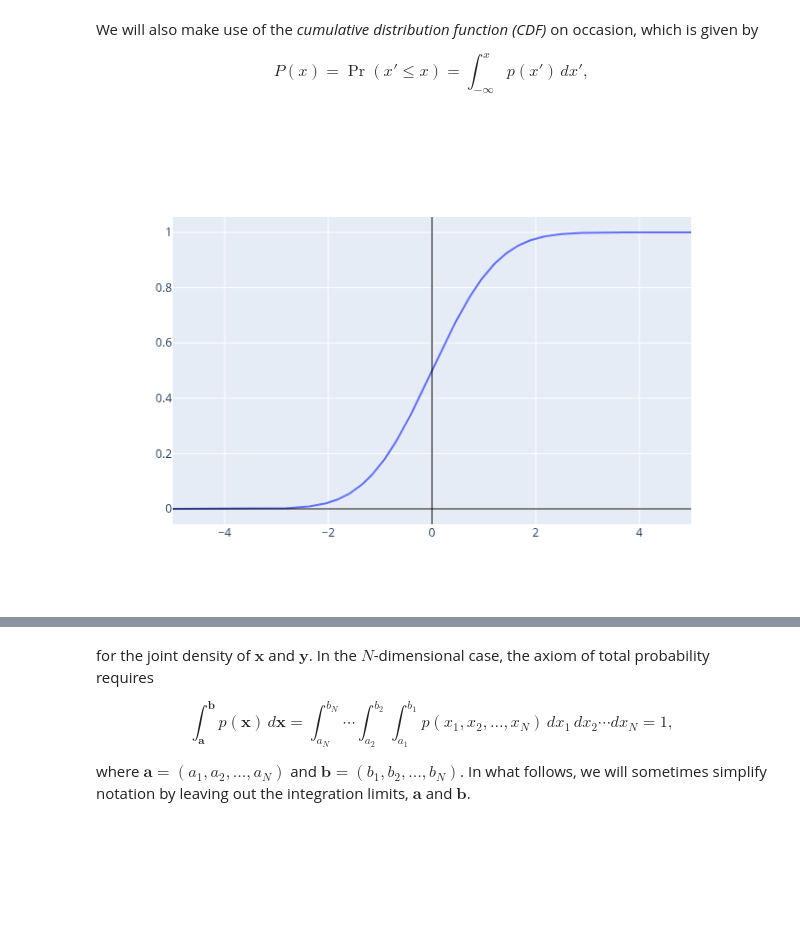
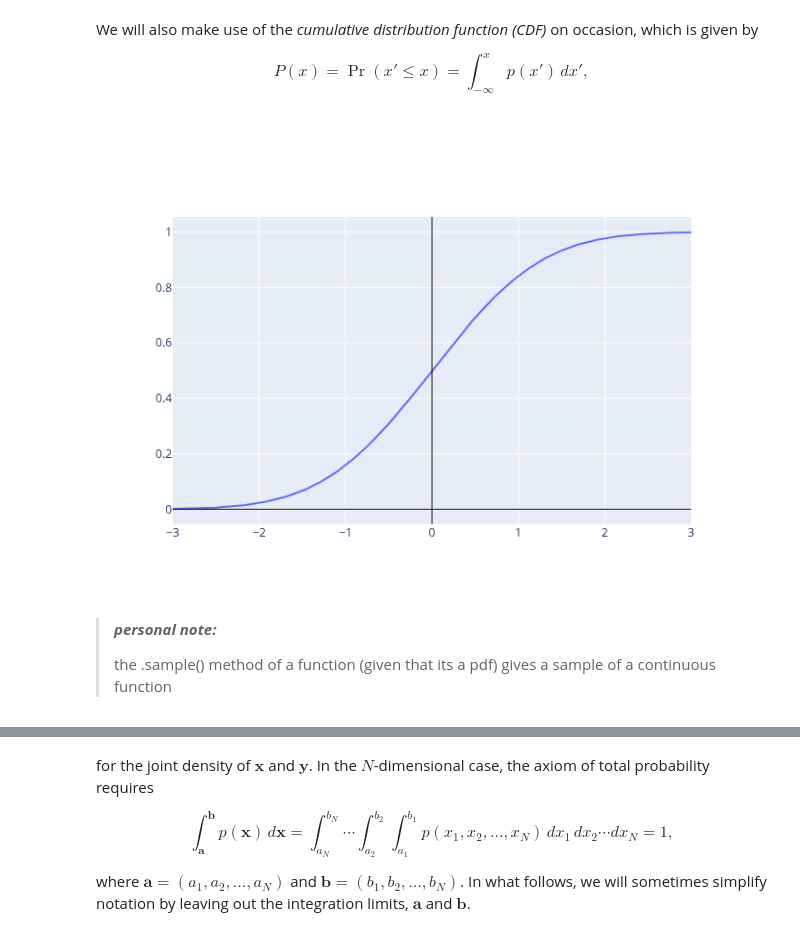
Before and after one commit to oportunitas/state-estimation-for-robotics, a Jupyter notebook: 2.primer-on-probability-theory/1.probability-density-functions/01_definitions.ipynb, the cells around one changed output, grey strips where cells are left out. Saved outputs shown, nothing was run; the diff lists cells and outputs as text; code cells hidden in the pictures; blank space fills up the shorter version.

```diff
--- a/2.primer-on-probability-theory/1.probability-density-functions/01_definitions.ipynb
+++ b/2.primer-on-probability-theory/1.probability-density-functions/01_definitions.ipynb
@@ -27,0 +50,12 @@ if __name__ == '__main__' and '__file__' not in globals():
+# %%
+class _ContinuousFunction:
+  def __init__(self, function=None, bounds=None):
+    self.function = (lambda x: x) if function is None else function
+    self.bounds = (-128.0, 128.0) if bounds is None else bounds
+# %%
+class _ContinuousRandomVariable():
+  def __init__(self, f:_ContinuousFunction=None, p:_ContinuousFunction=None, bounds=None):
+    self.f = _ContinuousFunction(function=lambda x: x) if f is None else f
+    self.p = _ContinuousFunction(function=_gaussian(0.0, 1.0)) if p is None else p
+    self.bounds = (
+      tuple(map(max, self.f.bounds, self.p.bounds))) if bounds is None else bounds
@@ -27,0 +68,6 @@ if __name__ == '__main__' and '__file__' not in globals():
+# %%
+if __name__ == '__main__' and '__file__' not in globals():
+  x = _ContinuousRandomVariable()
+  print(tuple(map(max, x.f.bounds, x.p.bounds)))
+  _plot_function(x.f.function)
+  _plot_function(x.p.function, (-3.0, 3.0))
@@ -138,7 +175,11 @@ def _cdf(p):
 # %%
 if __name__ == '__main__' and '__file__' not in globals():
-  gaussian = _gaussian(0.0, 1.0)
-  gaussian_cdf = _cdf(gaussian)
-  _plot_function(gaussian_cdf, (-5, 5))
+  x = _ContinuousRandomVariable(f=_ContinuousFunction(),
+                                p=_ContinuousFunction(_gaussian(0.0, 1.0)))
+  _plot_function(x.p.cumdist, (-3.0, 3.0))
 # %% [output]
-[figure, old version]
+[figure, new version]
+# %% [markdown]
+> _**personal note:**_
+>
+> the .sample() method of a function (given that its a pdf) gives a sample of a continuous function
```
Also changed, not shown: parts of 41 cells of this notebook.
